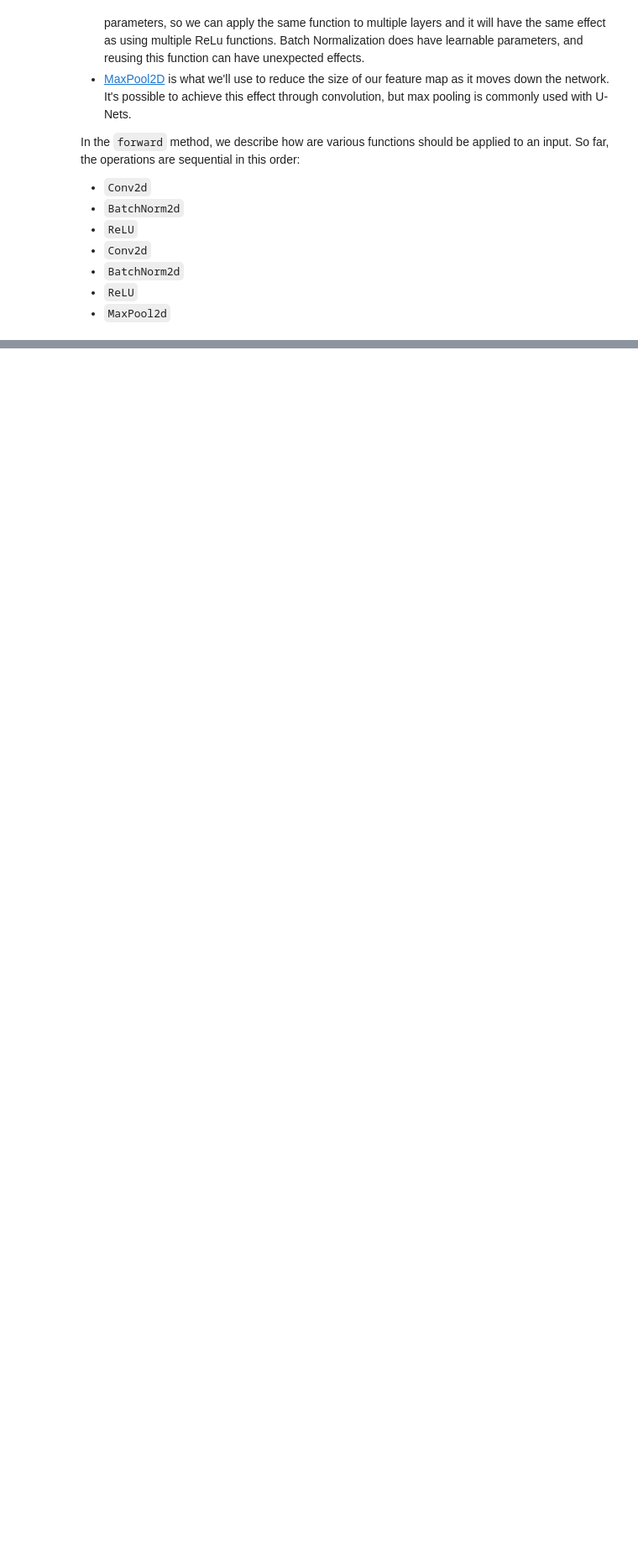
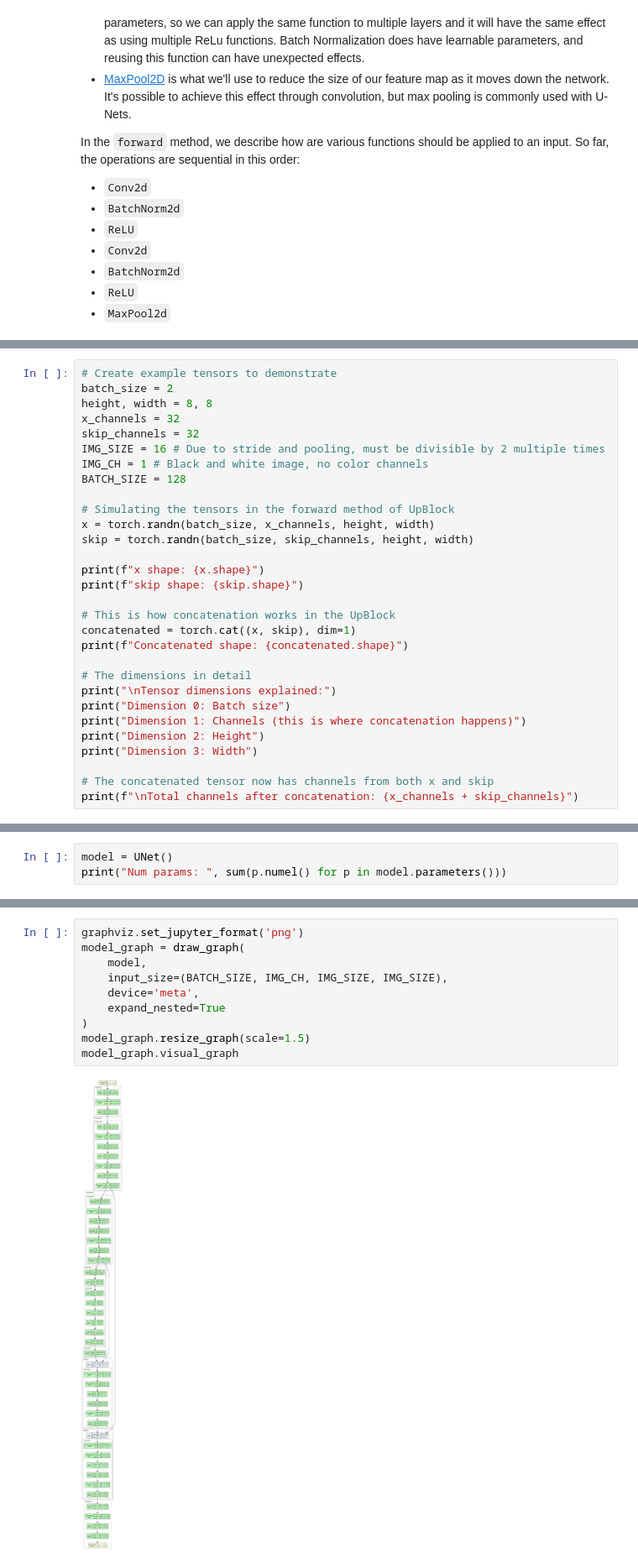
Before and after one commit to siddhant-rajhans/U-net_implementation, a Jupyter notebook: code.ipynb, the cells around one changed output, grey strips where cells are left out. Shown: that part at 84% size. Drawn from its saved outputs; the diff is of its cells as text; blank space fills up the shorter version.

```diff
--- a/code.ipynb
+++ b/code.ipynb
@@ -43,0 +163,30 @@ In the `forward` method, we describe how are various functions should be applied
+# %%
+# Create example tensors to demonstrate
+batch_size = 2
+height, width = 8, 8
+x_channels = 32
+skip_channels = 32
+IMG_SIZE = 16 # Due to stride and pooling, must be divisible by 2 multiple times
+IMG_CH = 1 # Black and white image, no color channels
+BATCH_SIZE = 128
+
+# Simulating the tensors in the forward method of UpBlock
+x = torch.randn(batch_size, x_channels, height, width)
+skip = torch.randn(batch_size, skip_channels, height, width)
+
+print(f"x shape: {x.shape}")
+print(f"skip shape: {skip.shape}")
+
+# This is how concatenation works in the UpBlock
+concatenated = torch.cat((x, skip), dim=1)
+print(f"Concatenated shape: {concatenated.shape}")
+
+# The dimensions in detail
+print("\nTensor dimensions explained:")
+print("Dimension 0: Batch size")
+print("Dimension 1: Channels (this is where concatenation happens)")
+print("Dimension 2: Height")
+print("Dimension 3: Width")
+
+# The concatenated tensor now has channels from both x and skip
+print(f"\nTotal channels after concatenation: {x_channels + skip_channels}")
@@ -43,0 +281,3 @@ In the `forward` method, we describe how are various functions should be applied
+# %%
+model = UNet()
+print("Num params: ", sum(p.numel() for p in model.parameters()))
@@ -43,0 +292,12 @@ In the `forward` method, we describe how are various functions should be applied
+# %%
+graphviz.set_jupyter_format('png')
+model_graph = draw_graph(
+    model,
+    input_size=(BATCH_SIZE, IMG_CH, IMG_SIZE, IMG_SIZE),
+    device='meta',
+    expand_nested=True
+)
+model_graph.resize_graph(scale=1.5)
+model_graph.visual_graph
+# %% [output]
+[figure, added]
```
Also changed, not shown: parts of 16 cells of this notebook, 1 other file.
